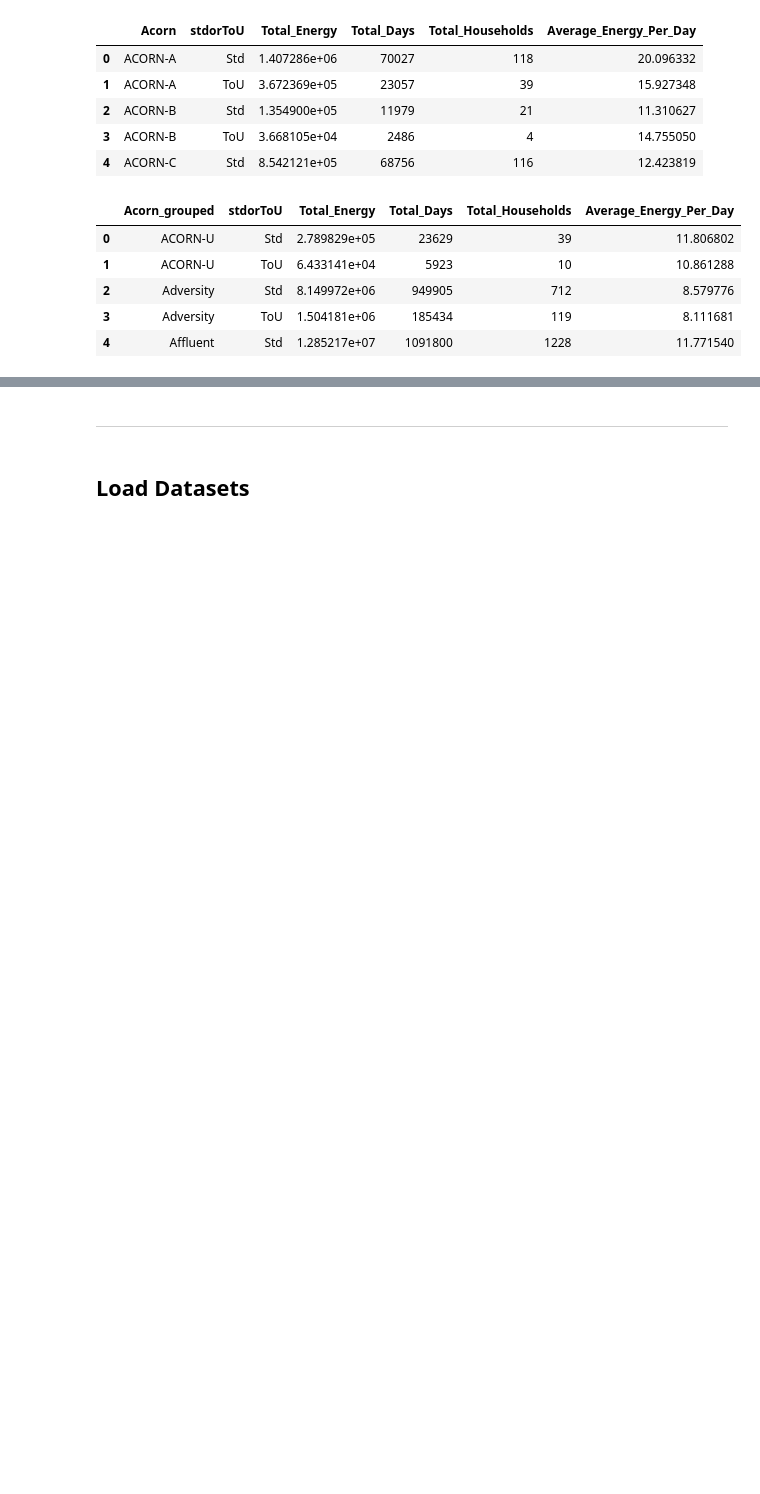
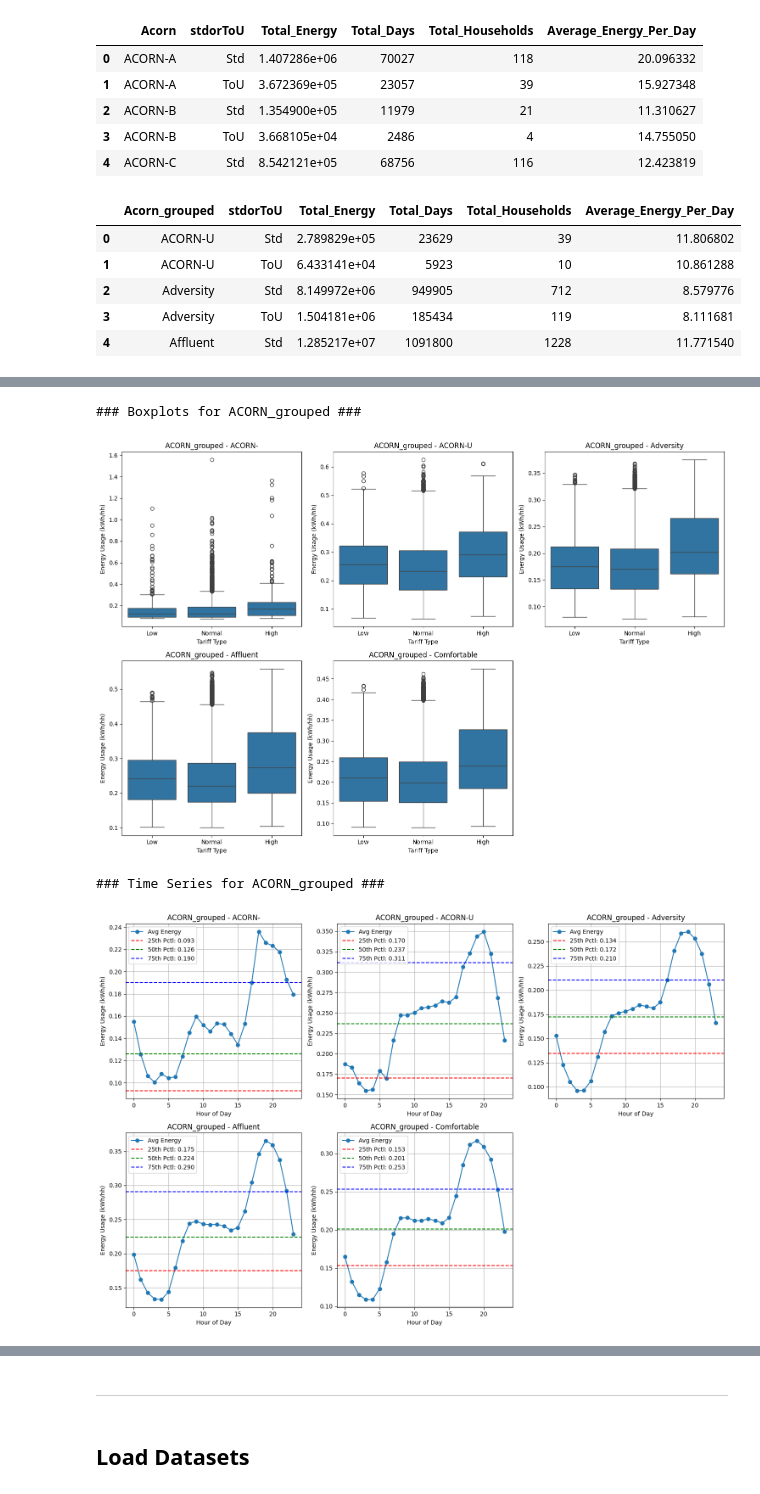
Before and after one commit to shanniekwok/IS459-G1T7, a Jupyter notebook: 2.1 Internal Factors Analysis.ipynb, the cells around one changed output, grey strips where cells are left out. Cells and saved outputs as stored; diff of their text form; code cells hidden in the pictures; blank space fills up the shorter version.

```diff
--- a/2.1 Internal Factors Analysis.ipynb
+++ b/2.1 Internal Factors Analysis.ipynb
@@ -489,0 +648,4 @@ acorn_category_avg_energy_by_tariff.head()
+# %%
+merged_df2_df6_df12_acorn_grouped = pd.read_csv('Merged Data/7. merged_df2_df6_df12_acorn_grouped.csv')
+merged_df2_df6_df12_acorn_grouped = merged_df2_df6_df12_acorn_grouped.loc[:, ~merged_df2_df6_df12_acorn_grouped.columns.str.contains("^Unnamed:")]
+merged_df2_df6_df12_acorn_grouped.head()
@@ -489,0 +797,15 @@ acorn_category_avg_energy_by_tariff.head()
+# %%
+# --------------------------
+# Plotting for ACORN_grouped
+# --------------------------
+
+print("### Boxplots for ACORN_grouped ###")
+plot_boxplot_grid(merged_df2_df6_df12_acorn_grouped, acorn_grouped_cols, title_prefix="ACORN_grouped")
+
+print("### Time Series for ACORN_grouped ###")
+plot_time_series_grid(merged_df2_df6_df12_acorn_grouped, acorn_grouped_cols, title_prefix="ACORN_grouped")
+# %% [output]
+### Boxplots for ACORN_grouped ###
+[figure, added]
+### Time Series for ACORN_grouped ###
+[figure, added]
```
Also changed, not shown: parts of 27 cells of this notebook.
